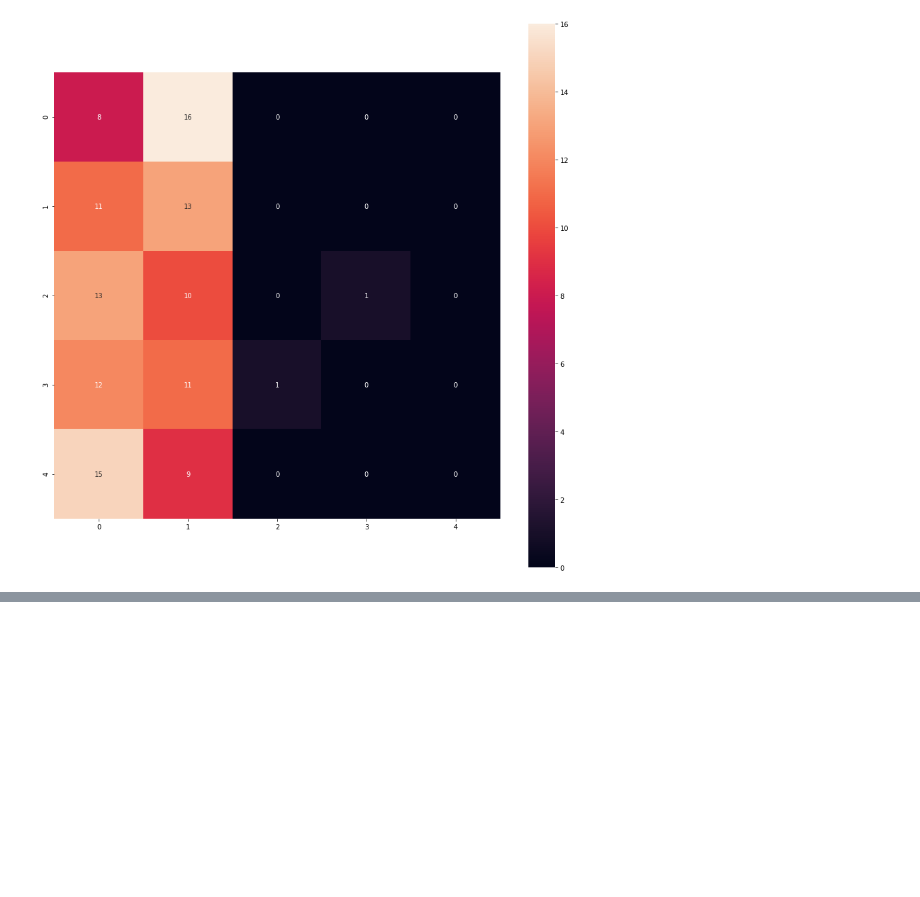
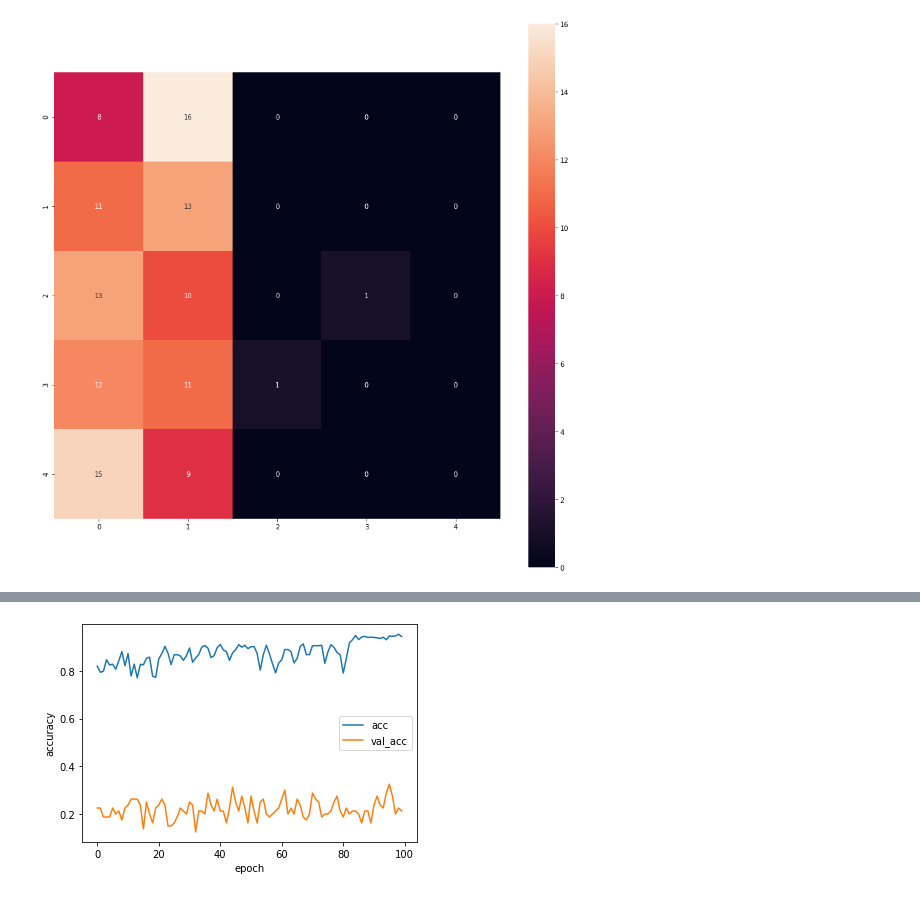
Before and after one commit to Nakamura-ta-hub/M5SeriesRobot_Book, a Jupyter notebook: 3_4_resnet_ipynb_のコピー0203.ipynb, the cells around one changed output, grey strips where cells are left out. Cells and saved outputs as stored; diff of their text form; code cells hidden in the pictures; blank space fills up the shorter version.

```diff
--- a/3_4_resnet_ipynb_のコピー0203.ipynb
+++ b/3_4_resnet_ipynb_のコピー0203.ipynb
@@ -560,0 +644,9 @@ while i < 5:
+# %%
+batch_size = 80
+history3 = model.fit_generator(
+    train_gen.flow(Train_images, Train_labels, batch_size=batch_size),
+    epochs=100,
+    steps_per_epoch=Train_images.shape[0] // batch_size,
+    validation_data=test_gen.flow(Test_images, Test_labels, batch_size=batch_size),
+    validation_steps=Test_images.shape[0] // batch_size,
+    callbacks=[lr_decay])
@@ -560,0 +671,10 @@ while i < 5:
+# %%
+# グラフの表示
+plt.plot(history3.history['acc'], label='acc')
+plt.plot(history3.history['val_acc'], label='val_acc')
+plt.ylabel('accuracy')
+plt.xlabel('epoch')
+plt.legend(loc='best')
+plt.show()
+# %% [output]
+[figure, added]
```
Also changed, not shown: parts of 9 cells of this notebook.
